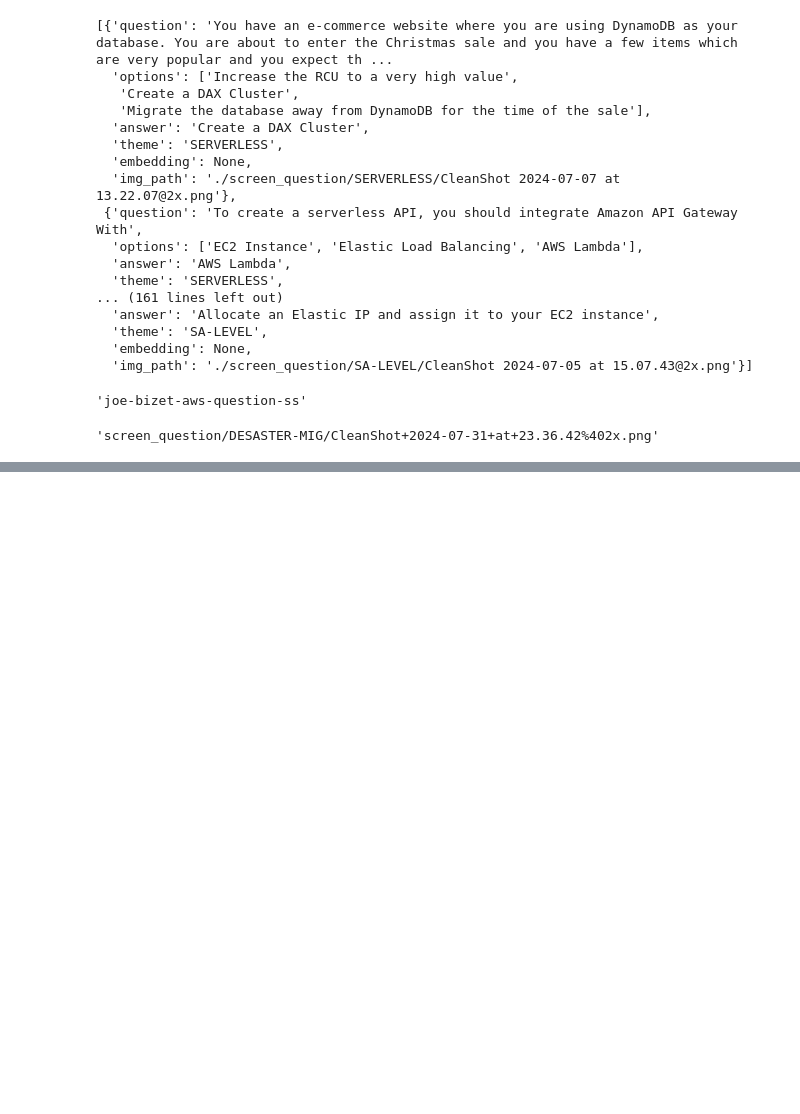
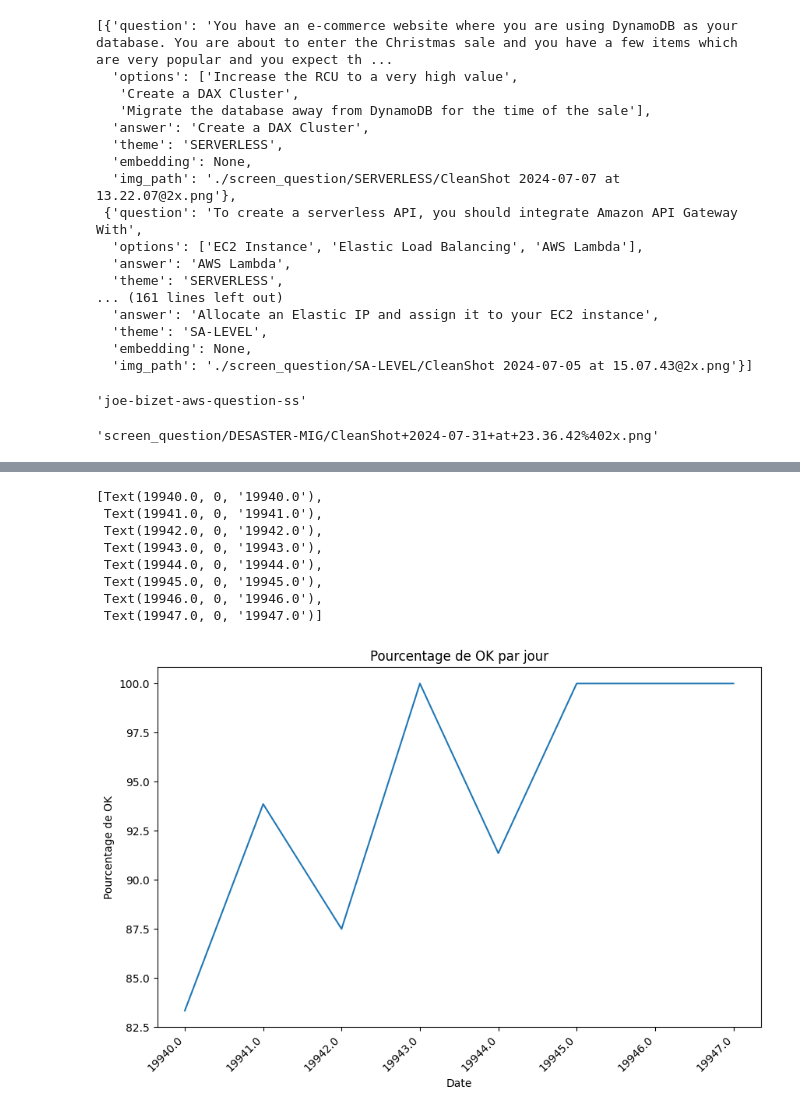
Before and after one commit to Jbdu4493/QCM-AWS-PRACTITIONER, a Jupyter notebook: extract_question.ipynb, the cells around one changed output, grey strips where cells are left out. Saved outputs shown, nothing was run; the diff lists cells and outputs as text; code cells hidden in the pictures; blank space fills up the shorter version.

```diff
--- a/extract_question.ipynb
+++ b/extract_question.ipynb
@@ -318,0 +369,24 @@ event['Records'][0]['s3']["object"]["key"]
+# %%
+
+# Assurer l'unicité des combinaisons date/résultat avant de grouper
+df_unique = df.drop_duplicates(subset=['timestamp', 'event-type'])
+ok_counts = df_unique[df_unique['event-type'] == 'OK'].groupby(df_unique['timestamp'].dt.date).size()
+total_counts = df_unique.groupby(df_unique['timestamp'].dt.date).size()
+percentage_ok_per_day = (ok_counts / total_counts) * 100
+
+fig2, ax2 = plt.subplots(figsize=(10, 6))
+percentage_ok_per_day.plot(kind='line', ax=ax2)
+ax2.set_title('Pourcentage de OK par jour')
+ax2.set_ylabel('Pourcentage de OK')
+ax2.set_xlabel('Date')
+ax2.set_xticklabels(ax2.get_xticks(), rotation=45, ha='right')
+# %% [output]
+[Text(19940.0, 0, '19940.0'),
+ Text(19941.0, 0, '19941.0'),
+ Text(19942.0, 0, '19942.0'),
+ Text(19943.0, 0, '19943.0'),
+ Text(19944.0, 0, '19944.0'),
+ Text(19945.0, 0, '19945.0'),
+ Text(19946.0, 0, '19946.0'),
+ Text(19947.0, 0, '19947.0')]
+[figure, added]
```
Also changed, not shown: parts of 7 cells of this notebook, 2 other files.
